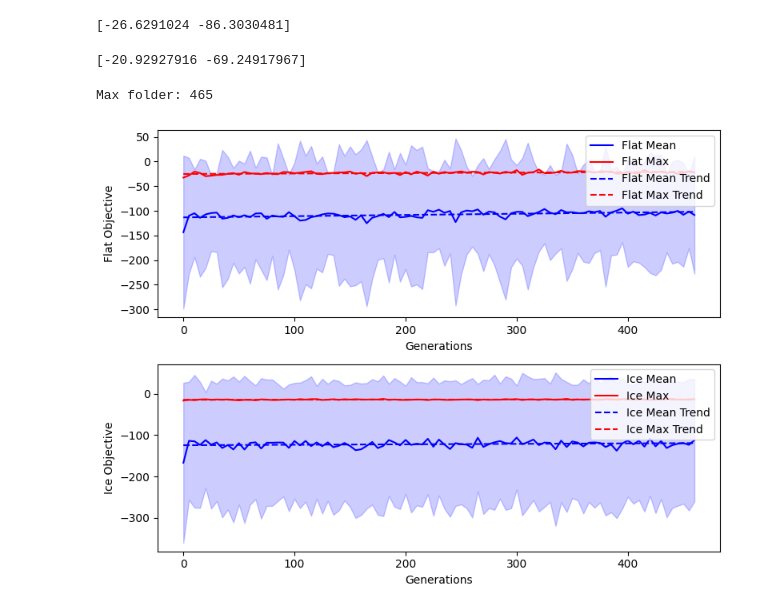
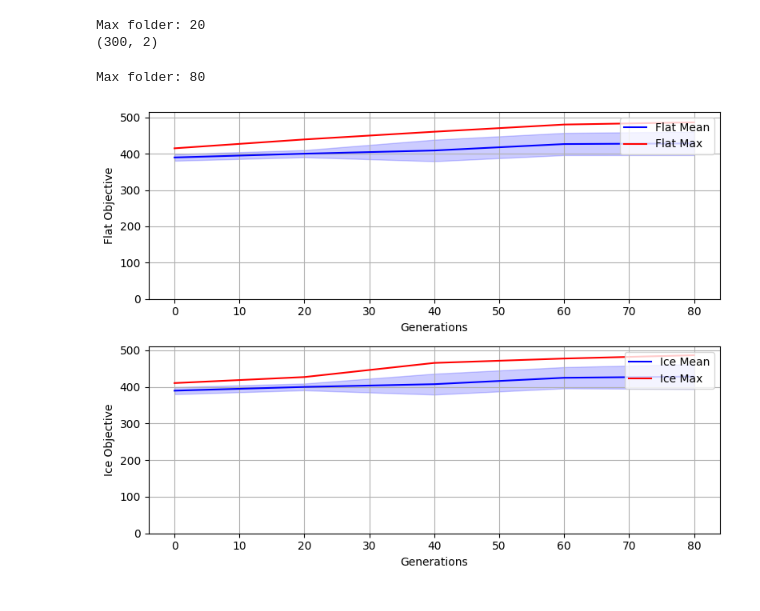
Before and after one commit to ifinckh/micro-515-EvoRob, a Jupyter notebook: read_logs.ipynb, the cells around one changed output. Cells and saved outputs as stored; diff of their text form; code cells hidden in the pictures.

```diff
--- a/read_logs.ipynb
+++ b/read_logs.ipynb
@@ -3,14 +3,3 @@ import numpy as np
 import matplotlib.pyplot as plt
 import os
 import glob
-# %%
-# read the last folder in the results folder
-
-path = "results/20260331_142801_nsga_ckpts"
-# get the last folder in the results folder
-last_folder = sorted(glob.glob(os.path.join(path, "*/")))[-1]
-print(f"Reading logs from {last_folder}")
-# read the logs
-f = np.load(os.path.join(last_folder, "f.npy"))
-f_best = np.load(os.path.join(last_folder, "f_best.npy"))
-logs = {"f": f, "f_best": f_best}
@@ -38,15 +6,14 @@ Reading logs from results/20260401_113146_nsga_ckpts/999/
-# %%
-f_best = np.load("results/20260401_113146_nsga_ckpts/10/f_best.npy")
-logs = {"f": f, "f_best": f_best}
-print(logs["f_best"])
-# %% [output]
-[-26.6291024 -86.3030481]
-# %%
-f_best = np.load("results/20260401_113146_nsga_ckpts/550/f_best.npy")
-logs = {"f": f, "f_best": f_best}
-print(np.max(logs["f"], axis=0))
-# %% [output]
-[-20.92927916 -69.24917967]
+# %%
+path = "results/20260402_124416_nsga_ckpts"
+
+max_folder = max([int(d) for d in os.listdir(path) if d.isdigit()])
+print(f"Max folder: {max_folder}")
+
+f = np.load(f"{path}/{max_folder}/f.npy")
+print(f.shape)
+# %% [output]
+Max folder: 20
+(300, 2)
 # %%
 # plot mean and max of both objectives in f over generations.
 # For that read folders with f_best = np.load("results/20260401_113146_nsga_ckpts/i/f.npy")
@@ -59,58 +26,60 @@ ice_max = []
 ice_std = []
 
 
-path = "results/20260402_091913_nsga_ckpts"
+path = "results/20260402_124416_nsga_ckpts"
 
 max_folder = max([int(d) for d in os.listdir(path) if d.isdigit()])
 print(f"Max folder: {max_folder}")
 
 fig,axs = plt.subplots(2,1, figsize=(8, 6))
-for i in range(0, max_folder, 5):
+for i in range(0, max_folder+1, 20):
     f = np.load(f"{path}/{i}/f.npy")
     flat_mean.append(np.mean(f, axis=0)[0])
     flat_max.append(np.max(f, axis=0)[0])
     ice_mean.append(np.mean(f, axis=0)[1])
     ice_max.append(np.max(f, axis=0)[1])
     flat_std.append(np.std(f, axis=0)[0])
     ice_std.append(np.std(f, axis=0)[1])
 
-generations = np.arange(0, max_folder, 5)
+generations = np.arange(0, max_folder+1, 20)
 
 axs[0].plot(generations, flat_mean, label="Flat Mean", color="blue")
 axs[0].plot(generations, flat_max, label="Flat Max", color="red")
 # add trend lines for both objectives
-z = np.polyfit(generations, flat_mean, 1)
-p = np.poly1d(z)
-axs[0].plot(generations, p(generations), label="Flat Mean Trend", linestyle="--", color="blue")
-z = np.polyfit(generations, flat_max, 1)
-p = np.poly1d(z)
-axs[0].plot(generations, p(generations), label="Flat Max Trend", linestyle="--", color="red")
+# z = np.polyfit(generations, flat_mean, 1)
+# p = np.poly1d(z)
+# axs[0].plot(generations, p(generations), label="Flat Mean Trend", linestyle="--", color="blue")
+# z = np.polyfit(generations, flat_max, 1)
+# p = np.poly1d(z)
+# axs[0].plot(generations, p(generations), label="Flat Max Trend", linestyle="--", color="red")
 axs[0].set_xlabel("Generations")
 axs[0].set_ylabel("Flat Objective")
 axs[0].legend(loc="upper right")
-# axs[0].set_ylim([-150,0])
+axs[0].set_ylim([0, flat_max[0]+100])
+axs[0].fill_between(generations, np.array(flat_mean) - np.array(flat_std), np.array(flat_mean) + np.array(flat_std), alpha=0.2, color="blue")
+axs[0].grid("on")
 
 
 axs[1].plot(generations, ice_mean, label="Ice Mean", color="blue")
 axs[1].plot(generations, ice_max, label="Ice Max", color="red")
 # add trend lines for both objectives
-z = np.polyfit(generations, ice_mean, 1)
-p = np.poly1d(z)
-axs[1].plot(generations, p(generations), label="Ice Mean Trend", linestyle="--", color="blue")
-z = np.polyfit(generations, ice_max, 1)
-p = np.poly1d(z)
-axs[1].plot(generations, p(generations), label="Ice Max Trend", linestyle="--", color="red")
+# z = np.polyfit(generations, ice_mean, 1)
+# p = np.poly1d(z)
+# axs[1].plot(generations, p(generations), label="Ice Mean Trend", linestyle="--", color="blue")
+# z = np.polyfit(generations, ice_max, 1)
+# p = np.poly1d(z)
+# axs[1].plot(generations, p(generations), label="Ice Max Trend", linestyle="--", color="red")
 axs[1].set_xlabel("Generations")
 axs[1].set_ylabel("Ice Objective")
 axs[1].legend(loc="upper right")
-# axs[1].set_ylim([-150,0])
+axs[1].set_ylim([0, ice_max[0]+100])
+axs[1].grid("on")
 
 # plot the std of both objectives in f over generations around the mean as a shaded area
-axs[0].fill_between(generations, np.array(flat_mean) - np.array(flat_std), np.array(flat_mean) + np.array(flat_std), alpha=0.2, color="blue")
 axs[1].fill_between(generations, np.array(ice_mean) - np.array(ice_std), np.array(ice_mean) + np.array(ice_std), alpha=0.2, color="blue")
 
 
 fig.tight_layout()
 # %% [output]
-Max folder: 465
+Max folder: 80
-[figure, old version]
+[figure, new version]
```
Also changed, not shown: parts of 2 cells of this notebook, 5 other files.
